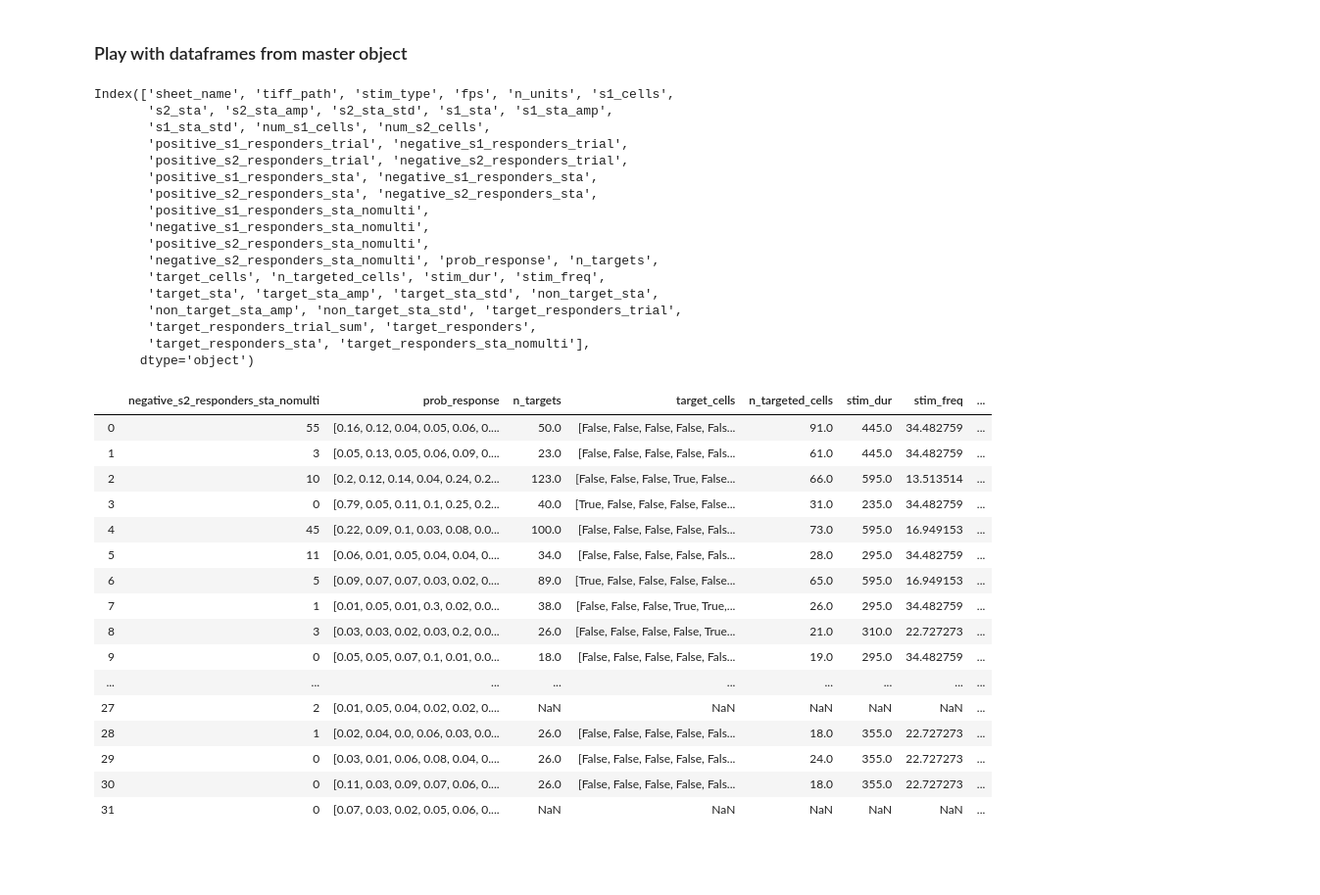
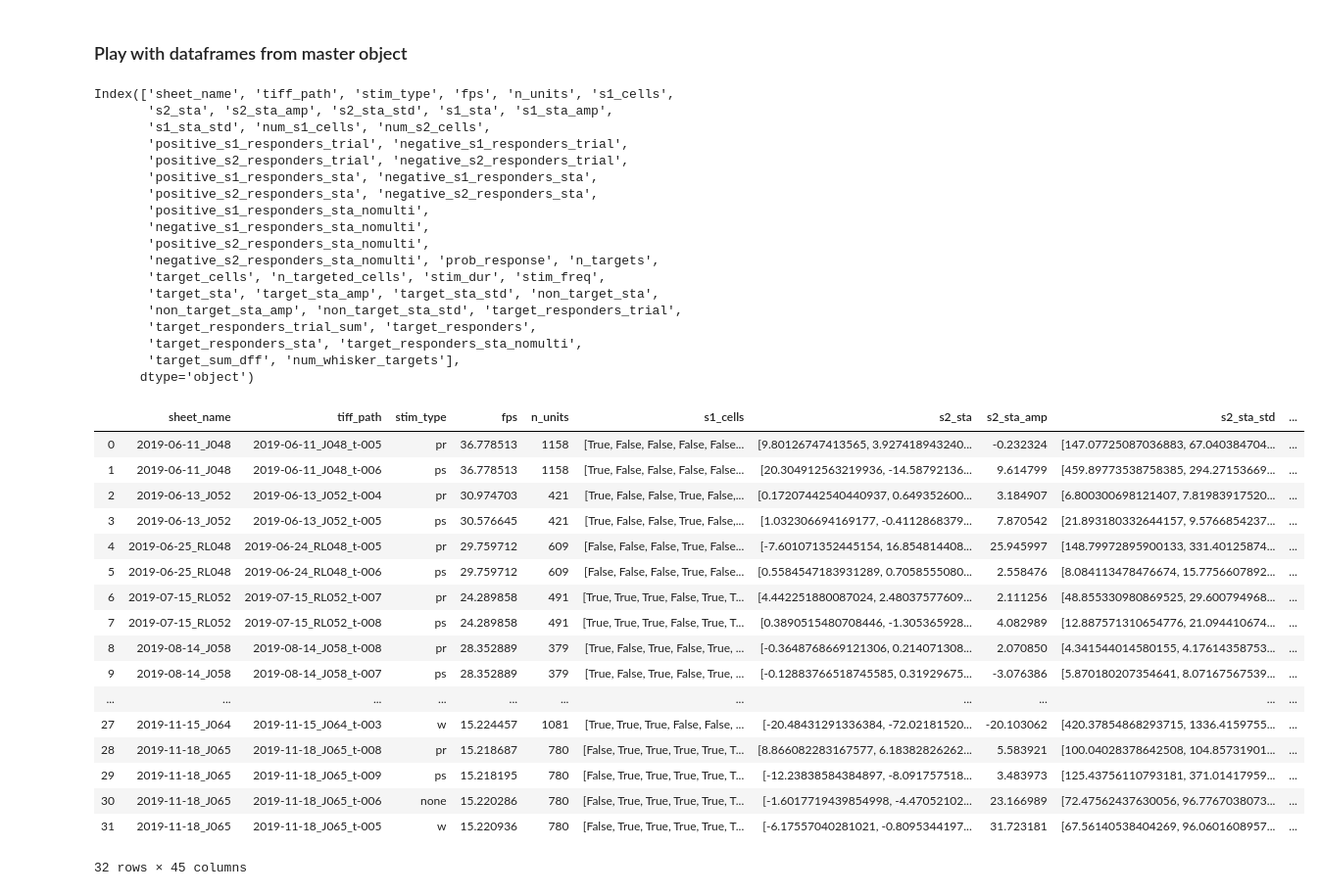
Before and after one commit to Packer-Lab/Vape, a Jupyter notebook: jupyter/rob/interareal_analysis.ipynb, the cells around one changed output. Shown at 98% size. Saved outputs shown, nothing was run; the diff lists cells and outputs as text; code cells hidden in the pictures; blank space fills up the shorter version.

```diff
--- a/jupyter/rob/interareal_analysis.ipynb
+++ b/jupyter/rob/interareal_analysis.ipynb
@@ -271,14 +298,11 @@ master_obj.staMovie(stam_save_path, pkl_list)
 # %% [markdown]
 ### Play with dataframes from master object
 # %%
-# master_path = r'Q:\master_pkl\master_obj.pkl'
-
-# with open(master_path, 'rb') as f:
-#     master_obj = pickle.load(f)
+with open(master_path, 'rb') as f:
+    master_obj = pickle.load(f)
 
 df = master_obj.df
 print(df.columns)
-df.iloc[:,25:]
 # %% [output]
 Index(['sheet_name', 'tiff_path', 'stim_type', 'fps', 'n_units', 's1_cells',
        's2_sta', 's2_sta_amp', 's2_sta_std', 's1_sta', 's1_sta_amp',
@@ -295,22 +319,6 @@ Index(['sheet_name', 'tiff_path', 'stim_type', 'fps', 'n_units', 's1_cells',
        'target_sta', 'target_sta_amp', 'target_sta_std', 'non_target_sta',
        'non_target_sta_amp', 'non_target_sta_std', 'target_responders_trial',
        'target_responders_trial_sum', 'target_responders',
-       'target_responders_sta', 'target_responders_sta_nomulti'],
+       'target_responders_sta', 'target_responders_sta_nomulti',
+       'target_sum_dff', 'num_whisker_targets'],
       dtype='object')
-|  | negative_s2_responders_sta_nomulti | prob_response | n_targets | target_cells | n_targeted_cells | stim_dur | stim_freq | ... |
-| 0 | 55 | [0.16, 0.12, 0.04, 0.05, 0.06, 0.... | 50.0 | [False, False, False, False, Fals... | 91.0 | 445.0 | 34.482759 | ... |
-| 1 | 3 | [0.05, 0.13, 0.05, 0.06, 0.09, 0.... | 23.0 | [False, False, False, False, Fals... | 61.0 | 445.0 | 34.482759 | ... |
-| 2 | 10 | [0.2, 0.12, 0.14, 0.04, 0.24, 0.2... | 123.0 | [False, False, False, True, False... | 66.0 | 595.0 | 13.513514 | ... |
-| 3 | 0 | [0.79, 0.05, 0.11, 0.1, 0.25, 0.2... | 40.0 | [True, False, False, False, False... | 31.0 | 235.0 | 34.482759 | ... |
-| 4 | 45 | [0.22, 0.09, 0.1, 0.03, 0.08, 0.0... | 100.0 | [False, False, False, False, Fals... | 73.0 | 595.0 | 16.949153 | ... |
-| 5 | 11 | [0.06, 0.01, 0.05, 0.04, 0.04, 0.... | 34.0 | [False, False, False, False, Fals... | 28.0 | 295.0 | 34.482759 | ... |
-| 6 | 5 | [0.09, 0.07, 0.07, 0.03, 0.02, 0.... | 89.0 | [True, False, False, False, False... | 65.0 | 595.0 | 16.949153 | ... |
-| 7 | 1 | [0.01, 0.05, 0.01, 0.3, 0.02, 0.0... | 38.0 | [False, False, False, True, True,... | 26.0 | 295.0 | 34.482759 | ... |
-| 8 | 3 | [0.03, 0.03, 0.02, 0.03, 0.2, 0.0... | 26.0 | [False, False, False, False, True... | 21.0 | 310.0 | 22.727273 | ... |
-| 9 | 0 | [0.05, 0.05, 0.07, 0.1, 0.01, 0.0... | 18.0 | [False, False, False, False, Fals... | 19.0 | 295.0 | 34.482759 | ... |
-| ... | ... | ... | ... | ... | ... | ... | ... | ... |
-| 27 | 2 | [0.01, 0.05, 0.04, 0.02, 0.02, 0.... | NaN | NaN | NaN | NaN | NaN | ... |
-| 28 | 1 | [0.02, 0.04, 0.0, 0.06, 0.03, 0.0... | 26.0 | [False, False, False, False, Fals... | 18.0 | 355.0 | 22.727273 | ... |
-| 29 | 0 | [0.03, 0.01, 0.06, 0.08, 0.04, 0.... | 26.0 | [False, False, False, False, Fals... | 24.0 | 355.0 | 22.727273 | ... |
-| 30 | 0 | [0.11, 0.03, 0.09, 0.07, 0.06, 0.... | 26.0 | [False, False, False, False, Fals... | 18.0 | 355.0 | 22.727273 | ... |
-| 31 | 0 | [0.07, 0.03, 0.02, 0.05, 0.06, 0.... | NaN | NaN | NaN | NaN | NaN | ... |
@@ -364,3 +325,24 @@ ax[1].set_title('photostim_random');
+# %%
+df
+# %% [output]
+|  | sheet_name | tiff_path | stim_type | fps | n_units | s1_cells | s2_sta | s2_sta_amp | s2_sta_std | ... |
+| 0 | 2019-06-11_J048 | 2019-06-11_J048_t-005 | pr | 36.778513 | 1158 | [True, False, False, False, False... | [9.80126747413565, 3.927418943240... | -0.232324 | [147.07725087036883, 67.040384704... | ... |
+| 1 | 2019-06-11_J048 | 2019-06-11_J048_t-006 | ps | 36.778513 | 1158 | [True, False, False, False, False... | [20.304912563219936, -14.58792136... | 9.614799 | [459.89773538758385, 294.27153669... | ... |
+| 2 | 2019-06-13_J052 | 2019-06-13_J052_t-004 | pr | 30.974703 | 421 | [True, False, False, True, False,... | [0.17207442540440937, 0.649352600... | 3.184907 | [6.800300698121407, 7.81983917520... | ... |
+| 3 | 2019-06-13_J052 | 2019-06-13_J052_t-005 | ps | 30.576645 | 421 | [True, False, False, True, False,... | [1.032306694169177, -0.4112868379... | 7.870542 | [21.893180332644157, 9.5766854237... | ... |
+| 4 | 2019-06-25_RL048 | 2019-06-24_RL048_t-005 | pr | 29.759712 | 609 | [False, False, False, True, False... | [-7.601071352445154, 16.854814408... | 25.945997 | [148.79972895900133, 331.40125874... | ... |
+| 5 | 2019-06-25_RL048 | 2019-06-24_RL048_t-006 | ps | 29.759712 | 609 | [False, False, False, True, False... | [0.5584547183931289, 0.7058555080... | 2.558476 | [8.084113478476674, 15.7756607892... | ... |
+| 6 | 2019-07-15_RL052 | 2019-07-15_RL052_t-007 | pr | 24.289858 | 491 | [True, True, True, False, True, T... | [4.442251880087024, 2.48037577609... | 2.111256 | [48.855330980869525, 29.600794968... | ... |
+| 7 | 2019-07-15_RL052 | 2019-07-15_RL052_t-008 | ps | 24.289858 | 491 | [True, True, True, False, True, T... | [0.3890515480708446, -1.305365928... | 4.082989 | [12.887571310654776, 21.094410674... | ... |
+| 8 | 2019-08-14_J058 | 2019-08-14_J058_t-008 | pr | 28.352889 | 379 | [True, False, True, False, True, ... | [-0.3648768669121306, 0.214071308... | 2.070850 | [4.341544014580155, 4.17614358753... | ... |
+| 9 | 2019-08-14_J058 | 2019-08-14_J058_t-007 | ps | 28.352889 | 379 | [True, False, True, False, True, ... | [-0.12883766518745585, 0.31929675... | -3.076386 | [5.870180207354641, 8.07167567539... | ... |
+| ... | ... | ... | ... | ... | ... | ... | ... | ... | ... | ... |
+| 27 | 2019-11-15_J064 | 2019-11-15_J064_t-003 | w | 15.224457 | 1081 | [True, True, True, False, False, ... | [-20.48431291336384, -72.02181520... | -20.103062 | [420.37854868293715, 1336.4159755... | ... |
+| 28 | 2019-11-18_J065 | 2019-11-18_J065_t-008 | pr | 15.218687 | 780 | [False, True, True, True, True, T... | [8.866082283167577, 6.18382826262... | 5.583921 | [100.04028378642508, 104.85731901... | ... |
+| 29 | 2019-11-18_J065 | 2019-11-18_J065_t-009 | ps | 15.218195 | 780 | [False, True, True, True, True, T... | [-12.23838584384897, -8.091757518... | 3.483973 | [125.43756110793181, 371.01417959... | ... |
+| 30 | 2019-11-18_J065 | 2019-11-18_J065_t-006 | none | 15.220286 | 780 | [False, True, True, True, True, T... | [-1.6017719439854998, -4.47052102... | 23.166989 | [72.47562437630056, 96.7767038073... | ... |
+| 31 | 2019-11-18_J065 | 2019-11-18_J065_t-005 | w | 15.220936 | 780 | [False, True, True, True, True, T... | [-6.17557040281021, -0.8095344197... | 31.723181 | [67.56140538404269, 96.0601608957... | ... |
+32 rows × 45 columns
 # %%
 # Test data to play with experimental objects
 
```
Also changed, not shown: parts of 6 cells of this notebook, 6 other files.
